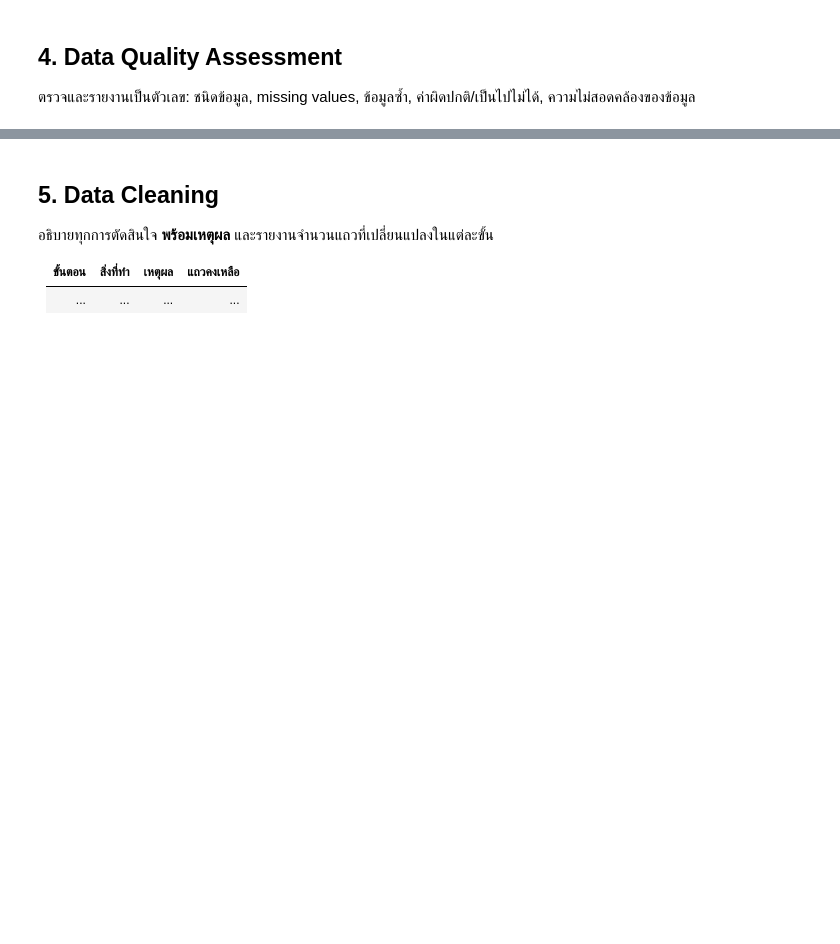
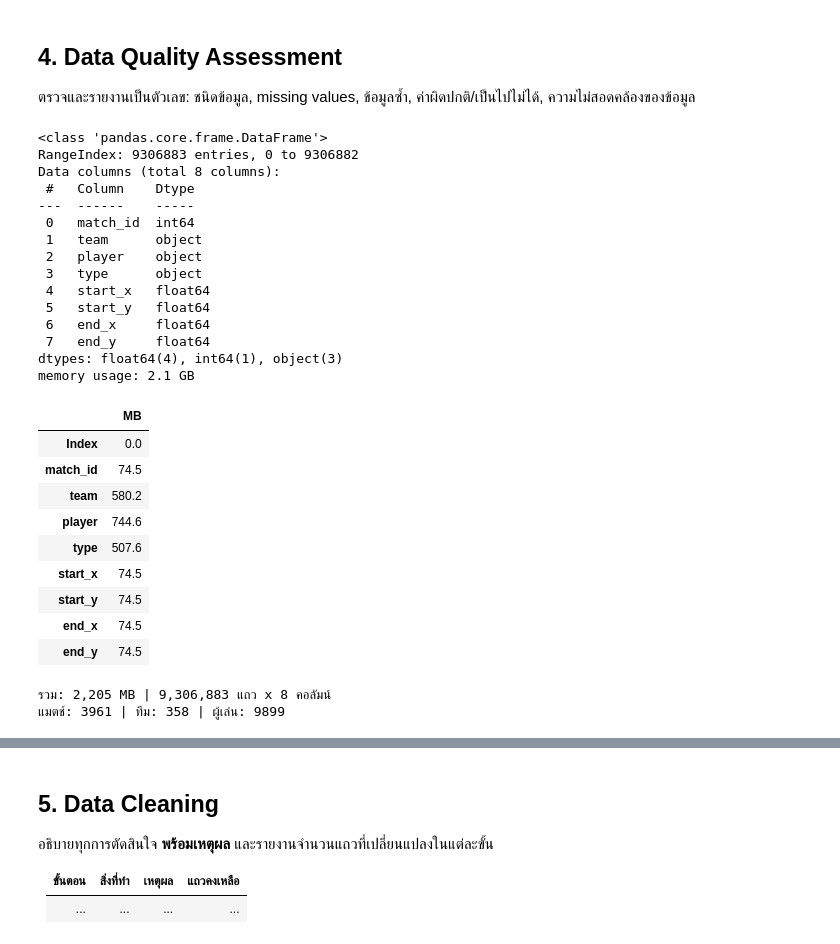
Before and after one commit to doperjerr/G2_MiniProject_Part2_BigData_ML, a Jupyter notebook: G2_MiniProject_Part2_BigData_ML.ipynb, the cells around one changed output, grey strips where cells are left out. Saved outputs shown, nothing was run; the diff lists cells and outputs as text; code cells hidden in the pictures; blank space fills up the shorter version.

```diff
--- a/G2_MiniProject_Part2_BigData_ML.ipynb
+++ b/G2_MiniProject_Part2_BigData_ML.ipynb
@@ -298,0 +291,36 @@ df_matches.head()
+# %%
+# Data types and memory usage
+df = df_all_movements
+df.info(memory_usage="deep")
+mem = df.memory_usage(deep=True)
+display((mem / 1e6).round(1).to_frame("MB"))
+print(f"รวม: {mem.sum()/1e6:,.0f} MB | {df.shape[0]:,} แถว x {df.shape[1]} คอลัมน์")
+print("แมตช์:", df["match_id"].nunique(), "| ทีม:", df["team"].nunique(), "| ผู้เล่น:", df["player"].nunique())
+# %% [output]
+<class 'pandas.core.frame.DataFrame'>
+RangeIndex: 9306883 entries, 0 to 9306882
+Data columns (total 8 columns):
+ #   Column    Dtype
+---  ------    -----
+ 0   match_id  int64
+ 1   team      object
+ 2   player    object
+ 3   type      object
+ 4   start_x   float64
+ 5   start_y   float64
+ 6   end_x     float64
+ 7   end_y     float64
+dtypes: float64(4), int64(1), object(3)
+memory usage: 2.1 GB
+|  | MB |
+| Index | 0.0 |
+| match_id | 74.5 |
+| team | 580.2 |
+| player | 744.6 |
+| type | 507.6 |
+| start_x | 74.5 |
+| start_y | 74.5 |
+| end_x | 74.5 |
+| end_y | 74.5 |
+รวม: 2,205 MB | 9,306,883 แถว x 8 คอลัมน์
+แมตช์: 3961 | ทีม: 358 | ผู้เล่น: 9899
```
Also changed, not shown: parts of 7 cells of this notebook.
